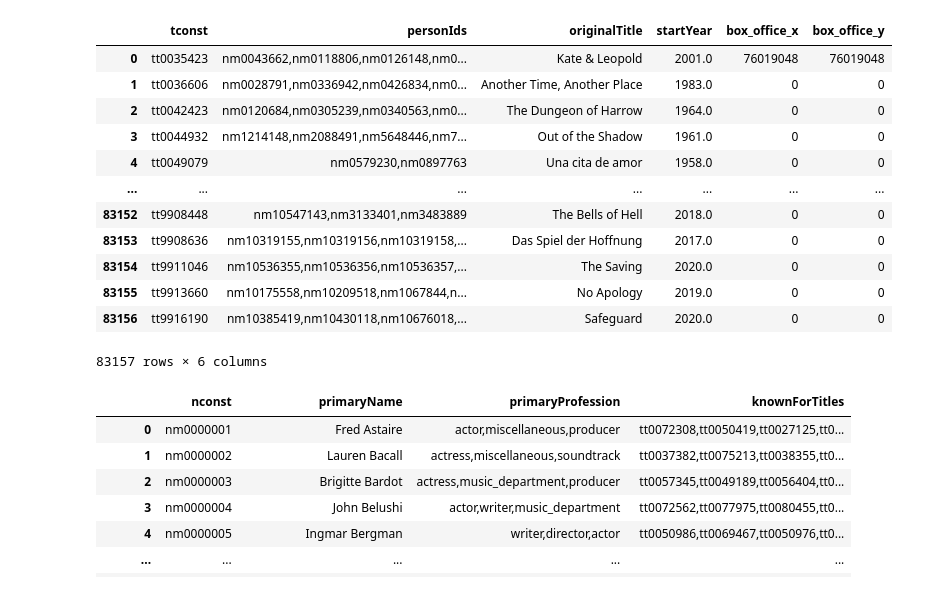
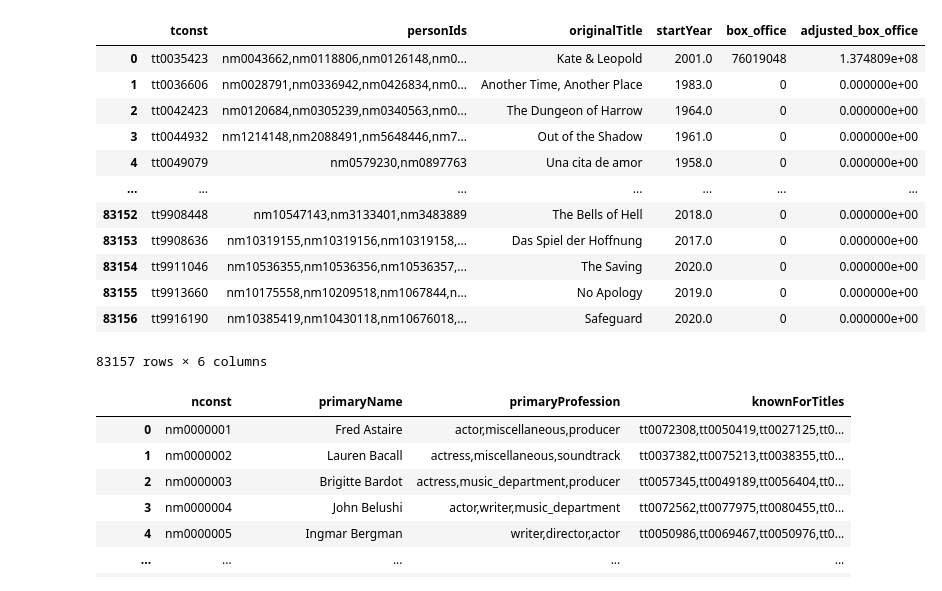
Before and after one commit to Shilord/Data515_MediaAnalysis_FinalProj, a Jupyter notebook: game_logic/testing.ipynb, the cells around one changed output. Cells and saved outputs as stored; diff of their text form; code cells hidden in the pictures.

Commit message:
Update function and pickled data file to use newest inflation adjusted box office sales

```diff
--- a/game_logic/testing.ipynb
+++ b/game_logic/testing.ipynb
@@ -8,20 +8,20 @@ import pandas as pd
 import game_logic
 import pyarrow
 # %%
-pd.read_parquet('../data/english_movies_with_box_office.parquet')
+pd.read_parquet('../data/final_movies.parquet')
 # %% [output]
-|  | tconst | personIds | originalTitle | startYear | box_office_x | box_office_y |
-| 0 | tt0035423 | nm0043662,nm0118806,nm0126148,nm0... | Kate & Leopold | 2001.0 | 76019048 | 76019048 |
-| 1 | tt0036606 | nm0028791,nm0336942,nm0426834,nm0... | Another Time, Another Place | 1983.0 | 0 | 0 |
-| 2 | tt0042423 | nm0120684,nm0305239,nm0340563,nm0... | The Dungeon of Harrow | 1964.0 | 0 | 0 |
-| 3 | tt0044932 | nm1214148,nm2088491,nm5648446,nm7... | Out of the Shadow | 1961.0 | 0 | 0 |
-| 4 | tt0049079 | nm0579230,nm0897763 | Una cita de amor | 1958.0 | 0 | 0 |
+|  | tconst | personIds | originalTitle | startYear | box_office | adjusted_box_office |
+| 0 | tt0035423 | nm0043662,nm0118806,nm0126148,nm0... | Kate & Leopold | 2001.0 | 76019048 | 1.374809e+08 |
+| 1 | tt0036606 | nm0028791,nm0336942,nm0426834,nm0... | Another Time, Another Place | 1983.0 | 0 | 0.000000e+00 |
+| 2 | tt0042423 | nm0120684,nm0305239,nm0340563,nm0... | The Dungeon of Harrow | 1964.0 | 0 | 0.000000e+00 |
+| 3 | tt0044932 | nm1214148,nm2088491,nm5648446,nm7... | Out of the Shadow | 1961.0 | 0 | 0.000000e+00 |
+| 4 | tt0049079 | nm0579230,nm0897763 | Una cita de amor | 1958.0 | 0 | 0.000000e+00 |
 | ... | ... | ... | ... | ... | ... | ... |
-| 83152 | tt9908448 | nm10547143,nm3133401,nm3483889 | The Bells of Hell | 2018.0 | 0 | 0 |
-| 83153 | tt9908636 | nm10319155,nm10319156,nm10319158,... | Das Spiel der Hoffnung | 2017.0 | 0 | 0 |
-| 83154 | tt9911046 | nm10536355,nm10536356,nm10536357,... | The Saving | 2020.0 | 0 | 0 |
-| 83155 | tt9913660 | nm10175558,nm10209518,nm1067844,n... | No Apology | 2019.0 | 0 | 0 |
-| 83156 | tt9916190 | nm10385419,nm10430118,nm10676018,... | Safeguard | 2020.0 | 0 | 0 |
+| 83152 | tt9908448 | nm10547143,nm3133401,nm3483889 | The Bells of Hell | 2018.0 | 0 | 0.000000e+00 |
+| 83153 | tt9908636 | nm10319155,nm10319156,nm10319158,... | Das Spiel der Hoffnung | 2017.0 | 0 | 0.000000e+00 |
+| 83154 | tt9911046 | nm10536355,nm10536356,nm10536357,... | The Saving | 2020.0 | 0 | 0.000000e+00 |
+| 83155 | tt9913660 | nm10175558,nm10209518,nm1067844,n... | No Apology | 2019.0 | 0 | 0.000000e+00 |
+| 83156 | tt9916190 | nm10385419,nm10430118,nm10676018,... | Safeguard | 2020.0 | 0 | 0.000000e+00 |
 83157 rows × 6 columns
 # %%
 pd.read_parquet('../data/actor_names.parquet')
```
Also changed, not shown: parts of 3 cells of this notebook, 3 other files.
